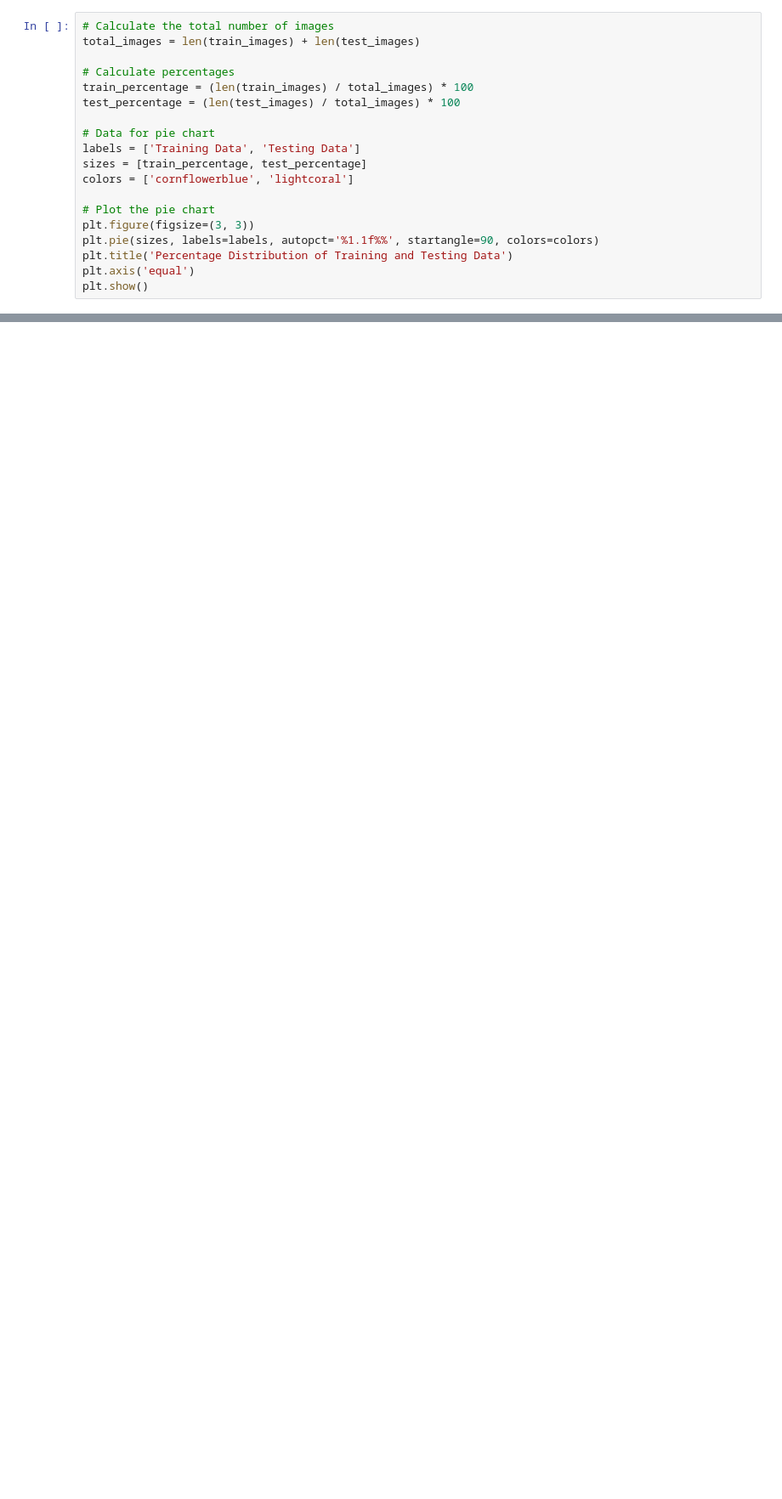
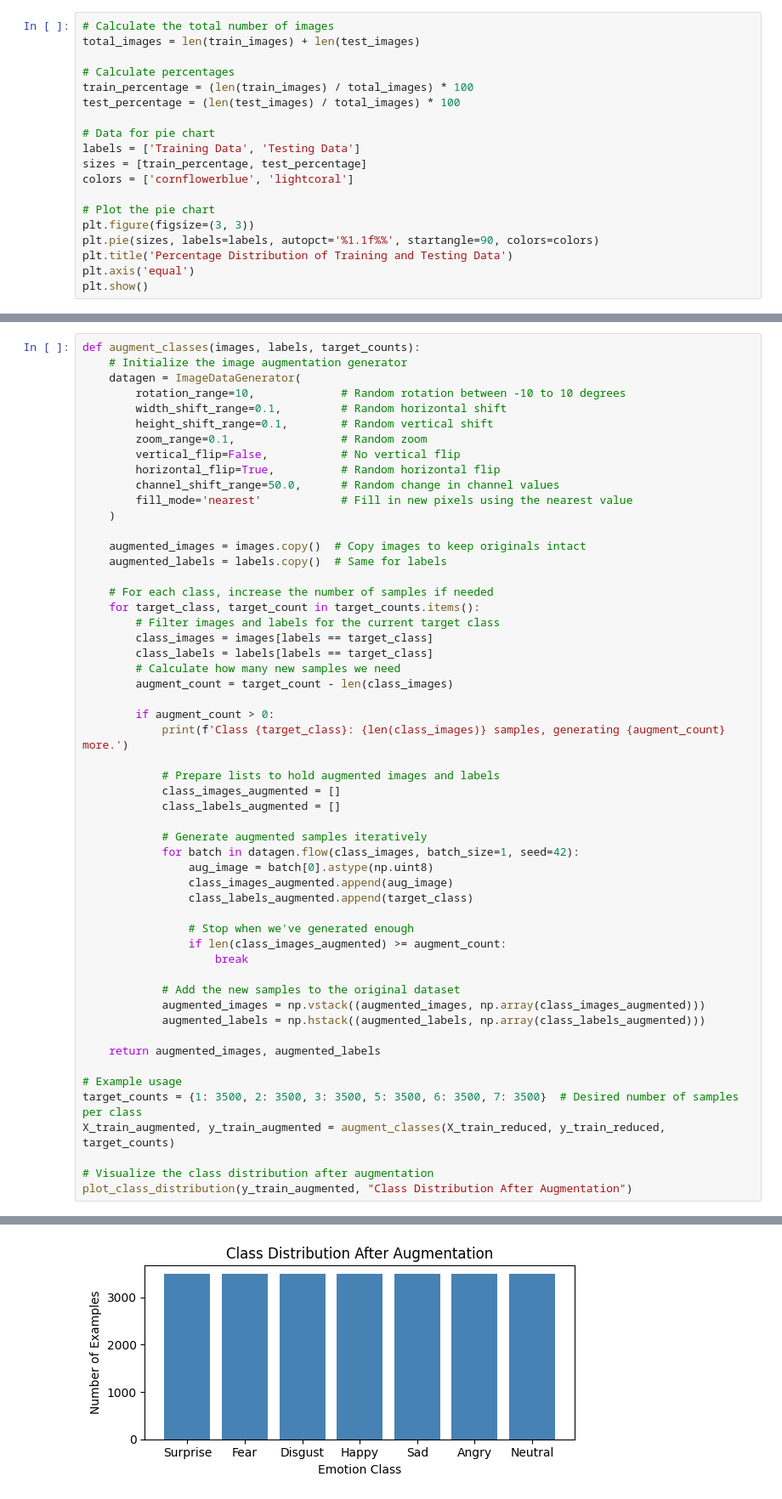
Before and after one commit to shaheryarahmed511-collab/FER, a Jupyter notebook: complete_notebook.ipynb, the cells around one changed output, grey strips where cells are left out. Shown at 85% size. Drawn from its saved outputs; the diff is of its cells as text; blank space fills up the shorter version.

```diff
--- a/complete_notebook.ipynb
+++ b/complete_notebook.ipynb
@@ -205,0 +281,55 @@ for shape, count in sorted_shapes[:3]:
+# %%
+def augment_classes(images, labels, target_counts):
+    # Initialize the image augmentation generator
+    datagen = ImageDataGenerator(
+        rotation_range=10,             # Random rotation between -10 to 10 degrees
+        width_shift_range=0.1,         # Random horizontal shift
+        height_shift_range=0.1,        # Random vertical shift
+        zoom_range=0.1,                # Random zoom
+        vertical_flip=False,           # No vertical flip
+        horizontal_flip=True,          # Random horizontal flip
+        channel_shift_range=50.0,      # Random change in channel values
+        fill_mode='nearest'            # Fill in new pixels using the nearest value
+    )
+
+    augmented_images = images.copy()  # Copy images to keep originals intact
+    augmented_labels = labels.copy()  # Same for labels
+
+    # For each class, increase the number of samples if needed
+    for target_class, target_count in target_counts.items():
+        # Filter images and labels for the current target class
+        class_images = images[labels == target_class]
+        class_labels = labels[labels == target_class]
+        # Calculate how many new samples we need
+        augment_count = target_count - len(class_images)
+
+        if augment_count > 0:
+            print(f'Class {target_class}: {len(class_images)} samples, generating {augment_count} more.')
+
+            # Prepare lists to hold augmented images and labels
+            class_images_augmented = []
+            class_labels_augmented = []
+
+            # Generate augmented samples iteratively
+            for batch in datagen.flow(class_images, batch_size=1, seed=42):
+                aug_image = batch[0].astype(np.uint8)
+                class_images_augmented.append(aug_image)
+                class_labels_augmented.append(target_class)
+
+                # Stop when we've generated enough
+                if len(class_images_augmented) >= augment_count:
+                    break
+
+            # Add the new samples to the original dataset
+            augmented_images = np.vstack((augmented_images, np.array(class_images_augmented)))
+            augmented_labels = np.hstack((augmented_labels, np.array(class_labels_augmented)))
+
+    return augmented_images, augmented_labels
+
+# Example usage
+target_counts = {1: 3500, 2: 3500, 3: 3500, 5: 3500, 6: 3500, 7: 3500}  # Desired number of samples per class
+X_train_augmented, y_train_augmented = augment_classes(X_train_reduced, y_train_reduced, target_counts)
+
+# Visualize the class distribution after augmentation
+plot_class_distribution(y_train_augmented, "Class Distribution After Augmentation")
+# %% [output]
@@ -205,0 +342 @@ for shape, count in sorted_shapes[:3]:
+[figure, added]
```
Also changed, not shown: parts of 18 cells of this notebook.
